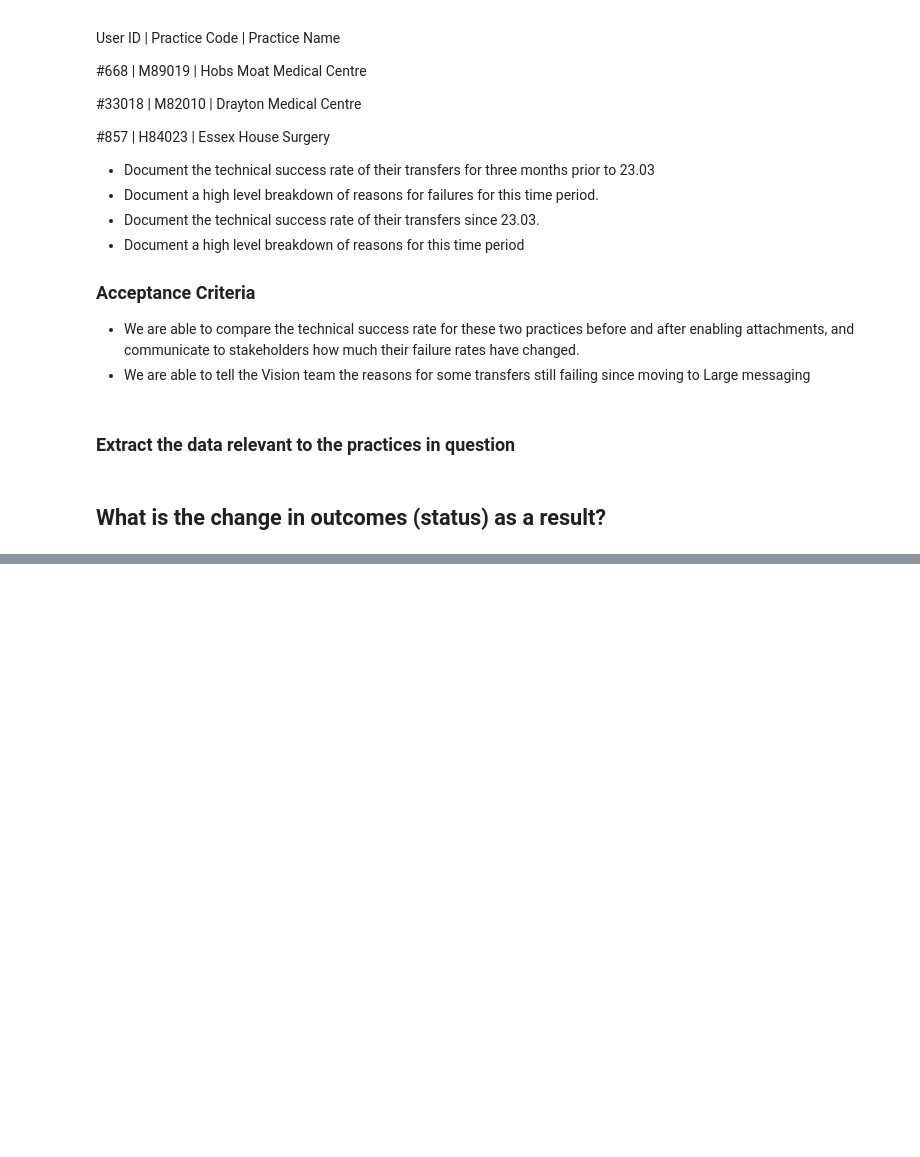
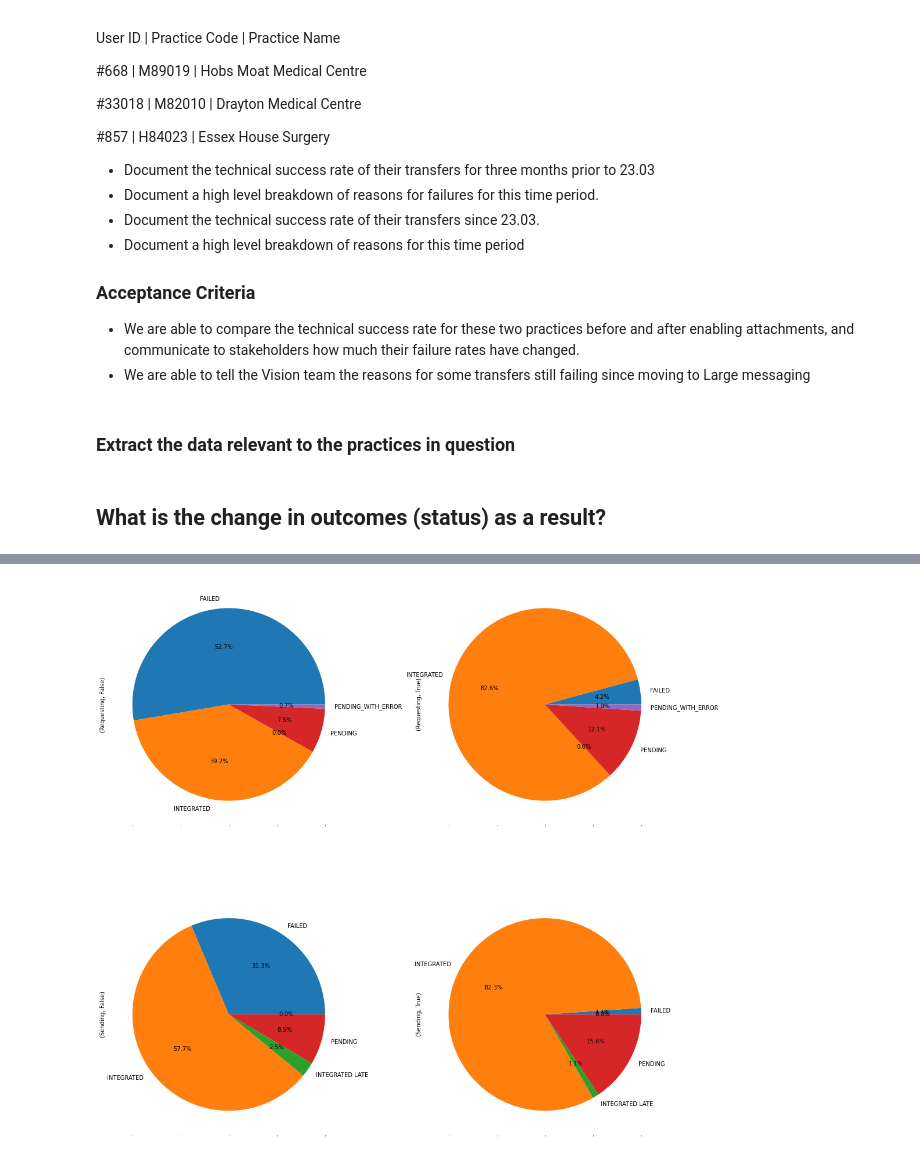
Before and after one commit to nhsconnect/prm-gp2gp-data-sandbox, a Jupyter notebook: notebooks/28-PRMT-1475--impact-LM-vision-practices.ipynb, the cells around one changed output, grey strips where cells are left out. Cells and saved outputs as stored; diff of their text form; code cells hidden in the pictures; blank space fills up the shorter version.

```diff
--- a/notebooks/28-PRMT-1475--impact-LM-vision-practices.ipynb
+++ b/notebooks/28-PRMT-1475--impact-LM-vision-practices.ipynb
@@ -164,0 +146,6 @@ outcomes_table_percentage_chance
+# %%
+mid_level_table=outcomes_pc_table(relevant_transfers,['transfer type','Large Messaging Available'])
+mid_level_table.T.plot.pie(subplots=True,layout=(2,2),figsize=(15,15),legend=False,autopct='%1.1f%%')
+plt.tight_layout()
+# %% [output]
+[figure, added]
```
Also changed, not shown: parts of 20 cells of this notebook.
